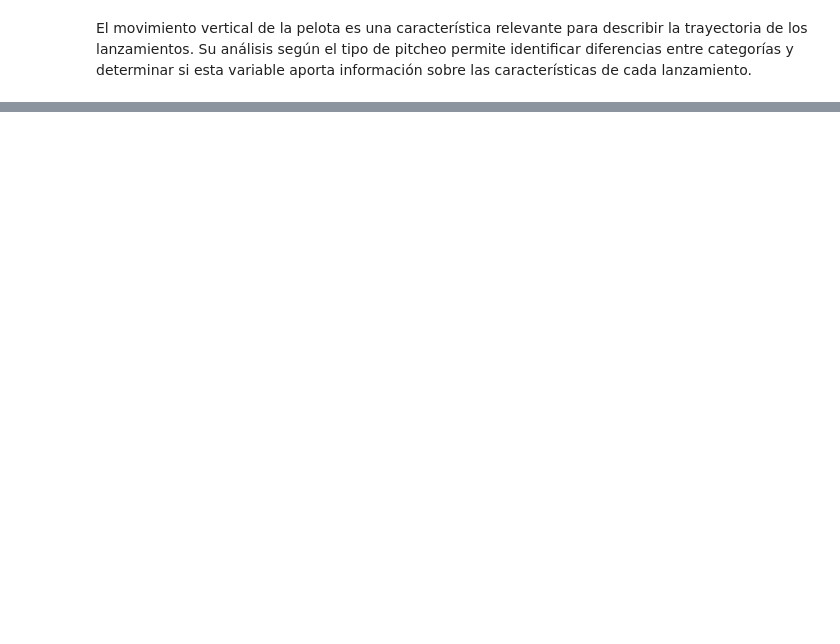
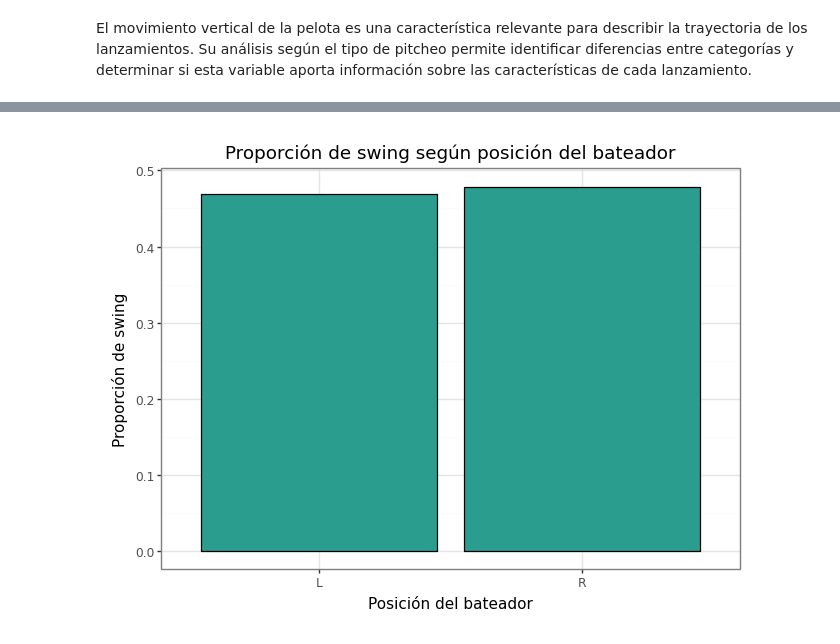
Before and after one commit to Prisfenoy/TP2_python, a Jupyter notebook: Análisis_descriptivo.ipynb, the cells around one changed output, grey strips where cells are left out. Drawn from its saved outputs; the diff is of its cells as text; code cells hidden in the pictures; blank space fills up the shorter version.

```diff
--- a/Análisis_descriptivo.ipynb
+++ b/Análisis_descriptivo.ipynb
@@ -642,0 +719,27 @@ FALTA INTERPRETAR
+# %%
+swing_stand = (
+    datos_entrenamiento
+    .filter(pl.col("stand").is_not_null())
+    .group_by("stand")
+    .agg(
+        pl.col("swing").mean().alias("proporcion_swing")
+    )
+    .sort("proporcion_swing", descending=True)
+    .to_pandas()
+)
+
+(
+    ggplot(
+        swing_stand,
+        aes(x="stand", y="proporcion_swing")
+    )
+    + geom_col(fill="#2A9D8F", color = "black")
+    + labs(
+        title="Proporción de swing según posición del bateador",
+        x="Posición del bateador",
+        y="Proporción de swing"
+    )
+    + theme_bw()
+)
+# %% [output]
+[figure, added]
```
Also changed, not shown: parts of 39 cells of this notebook.
